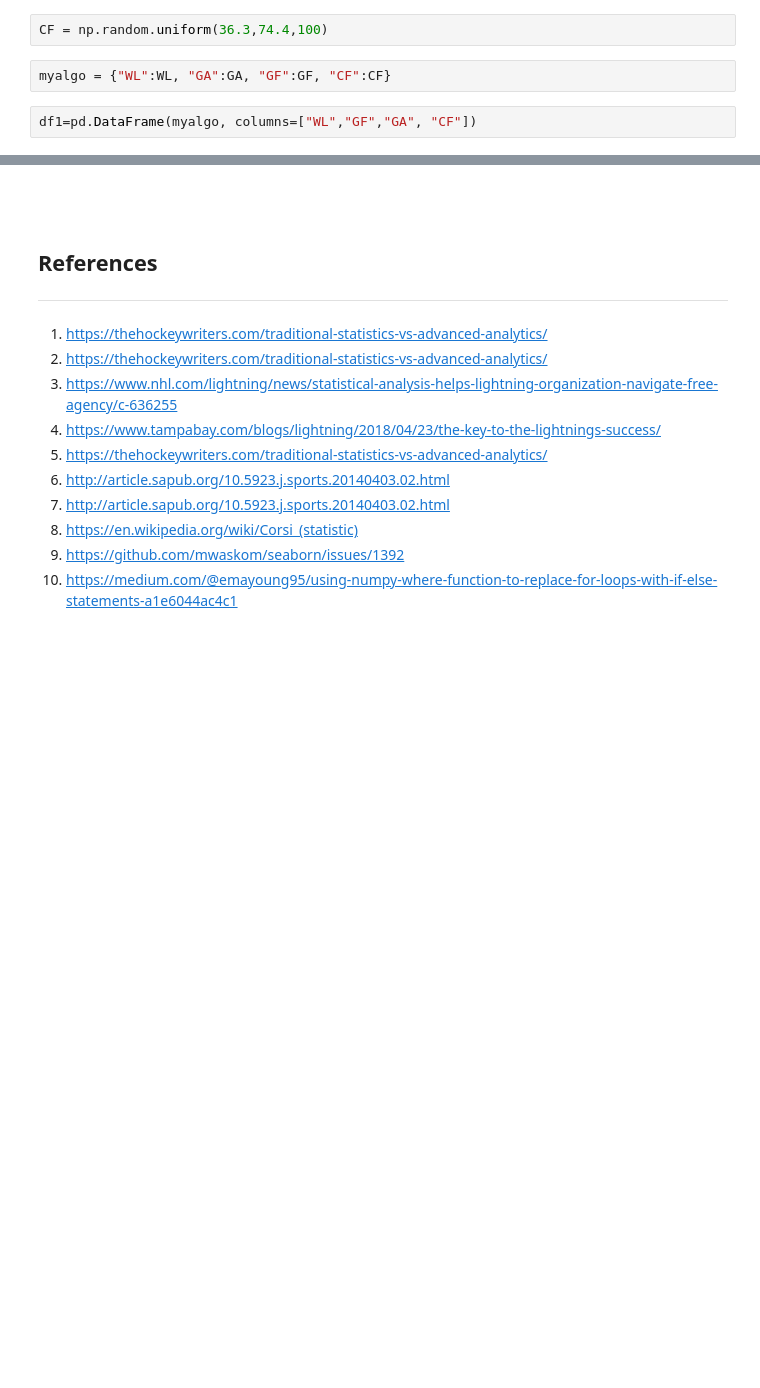
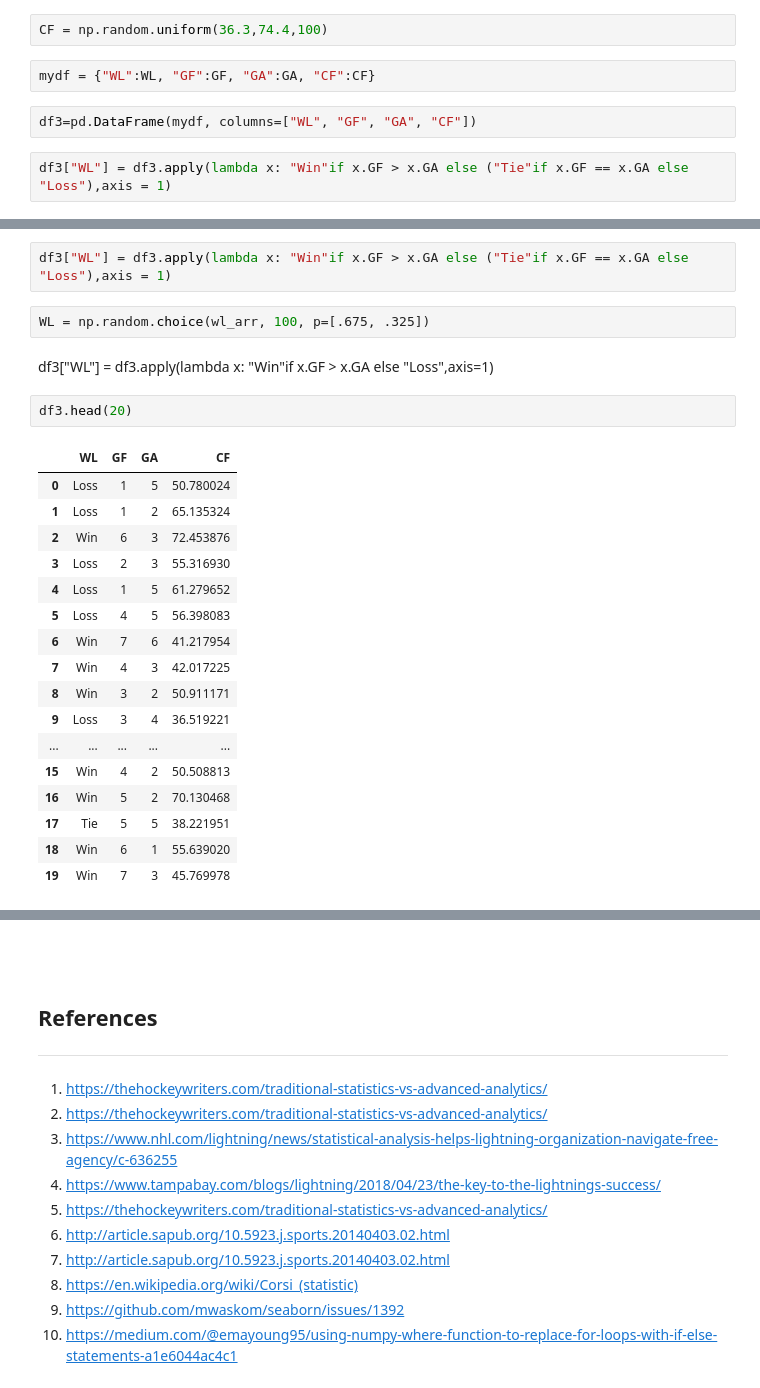
Before and after one commit to pjmeehan/PDA-PROJECT, a Jupyter notebook: PDA Project 2018.ipynb, the cells around one changed output, grey strips where cells are left out. Cells and saved outputs as stored; diff of their text form; blank space fills up the shorter version.

```diff
--- a/PDA Project 2018.ipynb
+++ b/PDA Project 2018.ipynb
@@ -151,6 +201,8 @@ GA = np.random.randint(0, 7, 100)
 # %%
 CF = np.random.uniform(36.3,74.4,100)
 # %%
-myalgo = {"WL":WL, "GA":GA, "GF":GF, "CF":CF}
+mydf = {"WL":WL, "GF":GF, "GA":GA, "CF":CF}
 # %%
-df1=pd.DataFrame(myalgo, columns=["WL","GF","GA", "CF"])
+df3=pd.DataFrame(mydf, columns=["WL", "GF", "GA", "CF"])
+# %%
+df3["WL"] = df3.apply(lambda x: "Win"if x.GF > x.GA else ("Tie"if x.GF == x.GA else "Loss"),axis = 1)
@@ -156,0 +226,26 @@ df1=pd.DataFrame(myalgo, columns=["WL","GF","GA", "CF"])
+# %%
+df3["WL"] = df3.apply(lambda x: "Win"if x.GF > x.GA else ("Tie"if x.GF == x.GA else "Loss"),axis = 1)
+# %%
+WL = np.random.choice(wl_arr, 100, p=[.675, .325])
+# %% [markdown]
+df3["WL"] = df3.apply(lambda x: "Win"if x.GF > x.GA else "Loss",axis=1)
+# %%
+df3.head(20)
+# %% [output]
+|  | WL | GF | GA | CF |
+| 0 | Loss | 1 | 5 | 50.780024 |
+| 1 | Loss | 1 | 2 | 65.135324 |
+| 2 | Win | 6 | 3 | 72.453876 |
+| 3 | Loss | 2 | 3 | 55.316930 |
+| 4 | Loss | 1 | 5 | 61.279652 |
+| 5 | Loss | 4 | 5 | 56.398083 |
+| 6 | Win | 7 | 6 | 41.217954 |
+| 7 | Win | 4 | 3 | 42.017225 |
+| 8 | Win | 3 | 2 | 50.911171 |
+| 9 | Loss | 3 | 4 | 36.519221 |
+| ... | ... | ... | ... | ... |
+| 15 | Win | 4 | 2 | 50.508813 |
+| 16 | Win | 5 | 2 | 70.130468 |
+| 17 | Tie | 5 | 5 | 38.221951 |
+| 18 | Win | 6 | 1 | 55.639020 |
+| 19 | Win | 7 | 3 | 45.769978 |
```
Also changed, not shown: parts of 49 cells of this notebook.
